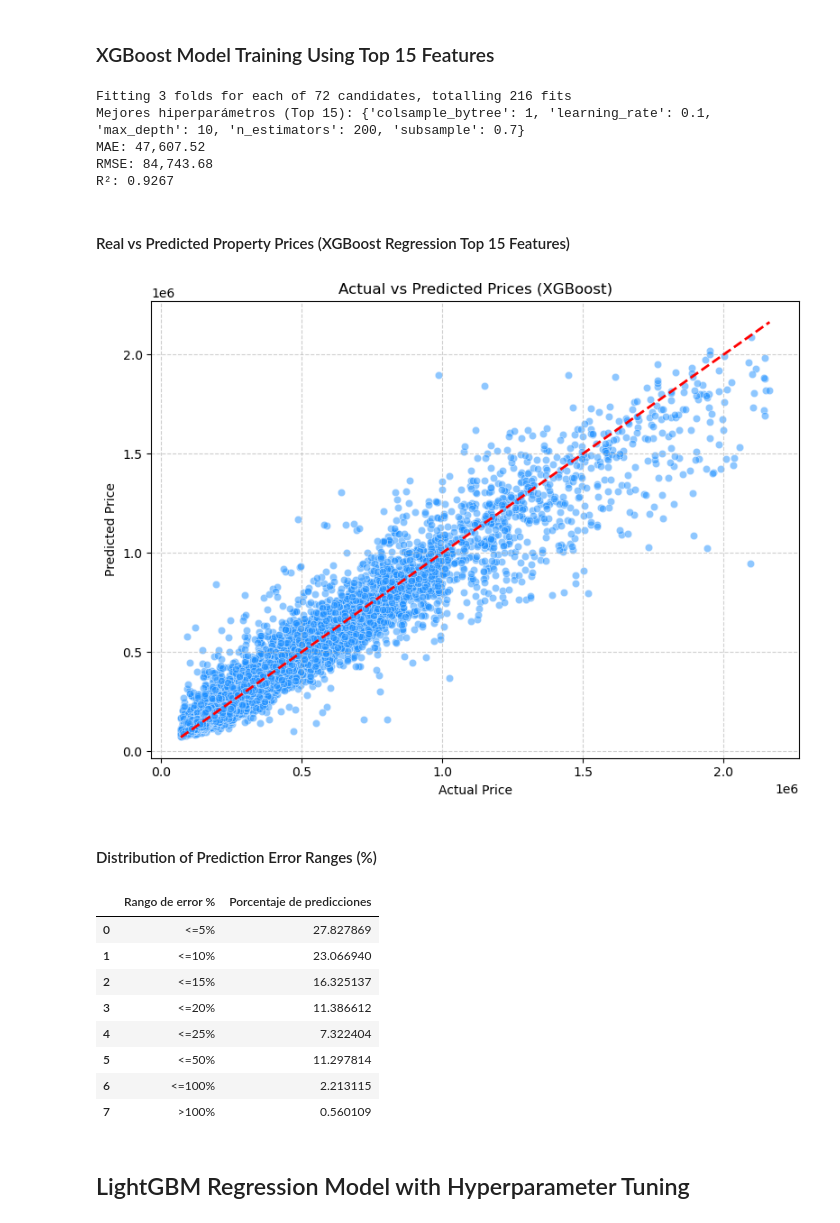
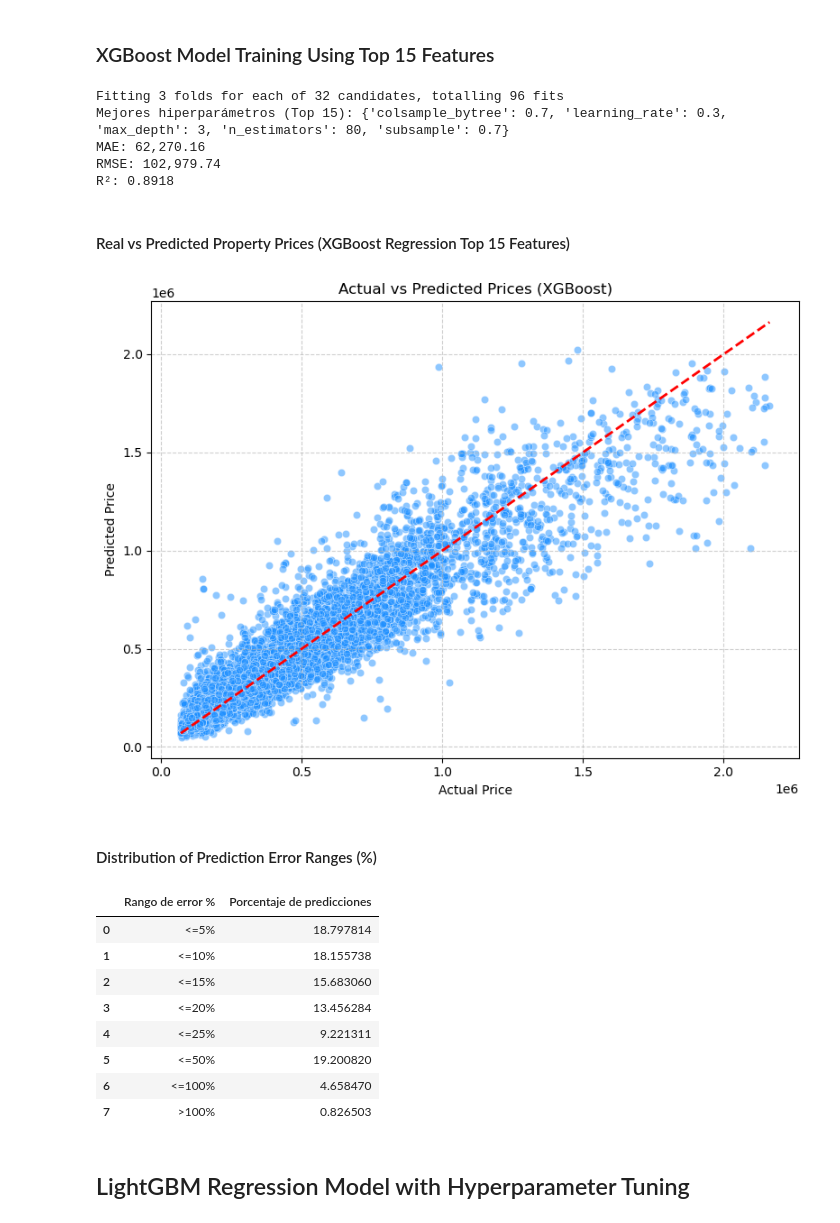
Before and after one commit to Marinaparragonz/Rental-Price-Recommendation-System-in-Madrid-using-Machine-Learning, a Jupyter notebook: notebooks/04_XGBoost_LightGMB.ipynb, the cells around one changed output. Drawn from its saved outputs; the diff is of its cells as text; code cells hidden in the pictures.

```diff
--- a/notebooks/04_XGBoost_LightGMB.ipynb
+++ b/notebooks/04_XGBoost_LightGMB.ipynb
@@ -251,11 +251,11 @@ X_train_top, X_test_top, y_train_top, y_test_top = train_test_split(
 xgb_top = XGBRegressor(random_state=42, objective='reg:squarederror')
 
 param_grid_top = {
-    'n_estimators': [100, 200],
-    'max_depth': [3, 6, 10],
-    'learning_rate': [0.01, 0.1, 0.2],
-    'subsample': [0.7, 1],
-    'colsample_bytree': [0.7, 1]
+    'n_estimators': [50, 80],
+    'max_depth': [2, 3],
+    'learning_rate': [0.2, 0.3],
+    'subsample': [0.5, 0.7],
+    'colsample_bytree': [0.5, 0.7]
 }
 
 grid_search_top = GridSearchCV(
@@ -281,31 +281,31 @@ print(f"MAE: {mae_top:,.2f}")
 print(f"RMSE: {rmse_top:,.2f}")
 print(f"R²: {r2_top:.4f}")
 # %% [output]
-Fitting 3 folds for each of 72 candidates, totalling 216 fits
-Mejores hiperparámetros (Top 15): {'colsample_bytree': 1, 'learning_rate': 0.1, 'max_depth': 10, 'n_estimators': 200, 'subsample': 0.7}
-MAE: 47,607.52
-RMSE: 84,743.68
-R²: 0.9267
+Fitting 3 folds for each of 32 candidates, totalling 96 fits
+Mejores hiperparámetros (Top 15): {'colsample_bytree': 0.7, 'learning_rate': 0.3, 'max_depth': 3, 'n_estimators': 80, 'subsample': 0.7}
+MAE: 62,270.16
+RMSE: 102,979.74
+R²: 0.8918
 # %% [markdown]
 #### Real vs Predicted Property Prices (XGBoost Regression Top 15 Features)
 # %%
 plt.figure(figsize=(8, 6))
-sns.scatterplot(x=y_test, y=y_pred, alpha=0.5, color='dodgerblue')
-plt.plot([y_test.min(), y_test.max()], [y_test.min(), y_test.max()], 'r--', lw=2)
+sns.scatterplot(x=y_test_top, y=y_pred_top, alpha=0.5, color='dodgerblue')
+plt.plot([y_test_top.min(), y_test_top.max()], [y_test_top.min(), y_test_top.max()], 'r--', lw=2)
 plt.xlabel('Actual Price')
 plt.ylabel('Predicted Price')
 plt.title('Actual vs Predicted Prices (XGBoost)')
 plt.grid(True, linestyle='--', alpha=0.6)
 plt.tight_layout()
 plt.show()
 # %% [output]
-[figure, old version]
+[figure, new version]
 # %% [markdown]
 #### Distribution of Prediction Error Ranges (%)
 # %%
 df_errors = pd.DataFrame({
-    'real': y_test,
-    'predicho': y_pred
+    'real': y_test_top,
+    'predicho': y_pred_top
 })
 
 df_errors['ape'] = np.abs(df_errors['real'] - df_errors['predicho']) / df_errors['real'] * 100
@@ -324,14 +324,14 @@ tabla_error_df.columns = ['Rango de error %', 'Porcentaje de predicciones']
 tabla_error_df
 # %% [output]
 |  | Rango de error % | Porcentaje de predicciones |
-| 0 | <=5% | 27.827869 |
-| 1 | <=10% | 23.066940 |
-| 2 | <=15% | 16.325137 |
-| 3 | <=20% | 11.386612 |
-| 4 | <=25% | 7.322404 |
-| 5 | <=50% | 11.297814 |
-| 6 | <=100% | 2.213115 |
-| 7 | >100% | 0.560109 |
+| 0 | <=5% | 18.797814 |
+| 1 | <=10% | 18.155738 |
+| 2 | <=15% | 15.683060 |
+| 3 | <=20% | 13.456284 |
+| 4 | <=25% | 9.221311 |
+| 5 | <=50% | 19.200820 |
+| 6 | <=100% | 4.658470 |
+| 7 | >100% | 0.826503 |
 # %% [markdown]
 ## LightGBM Regression Model with Hyperparameter Tuning
 # %%
```
Also changed, not shown: 1 other file.
